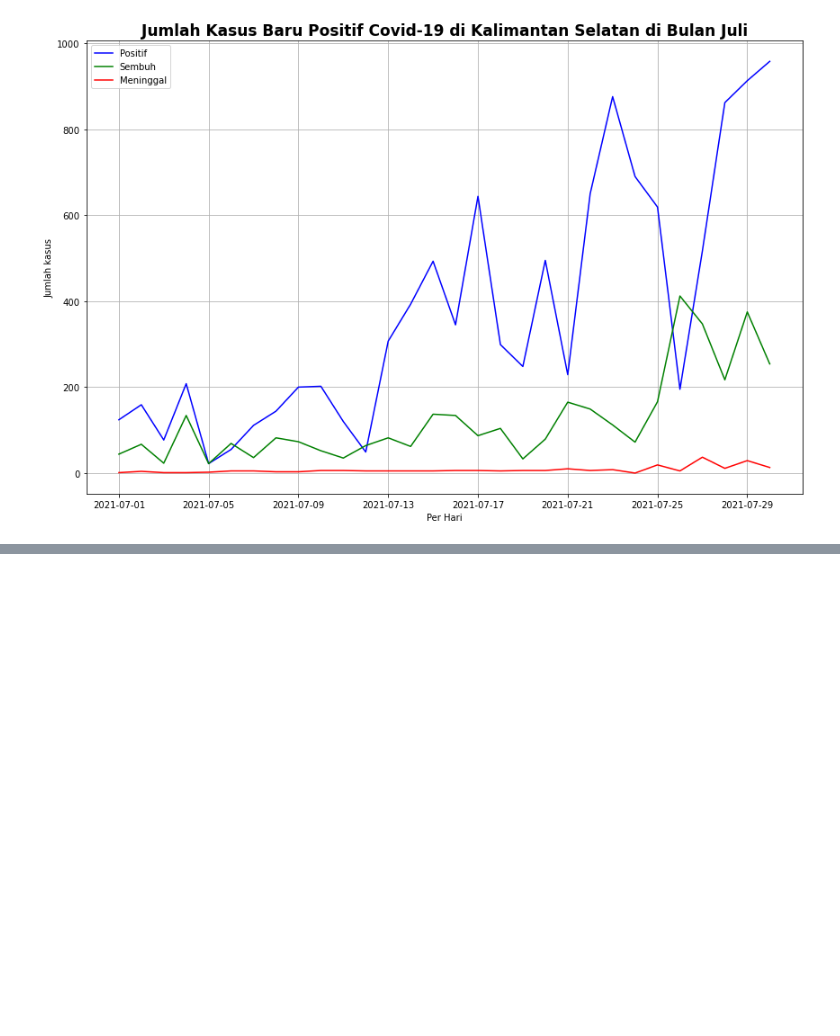
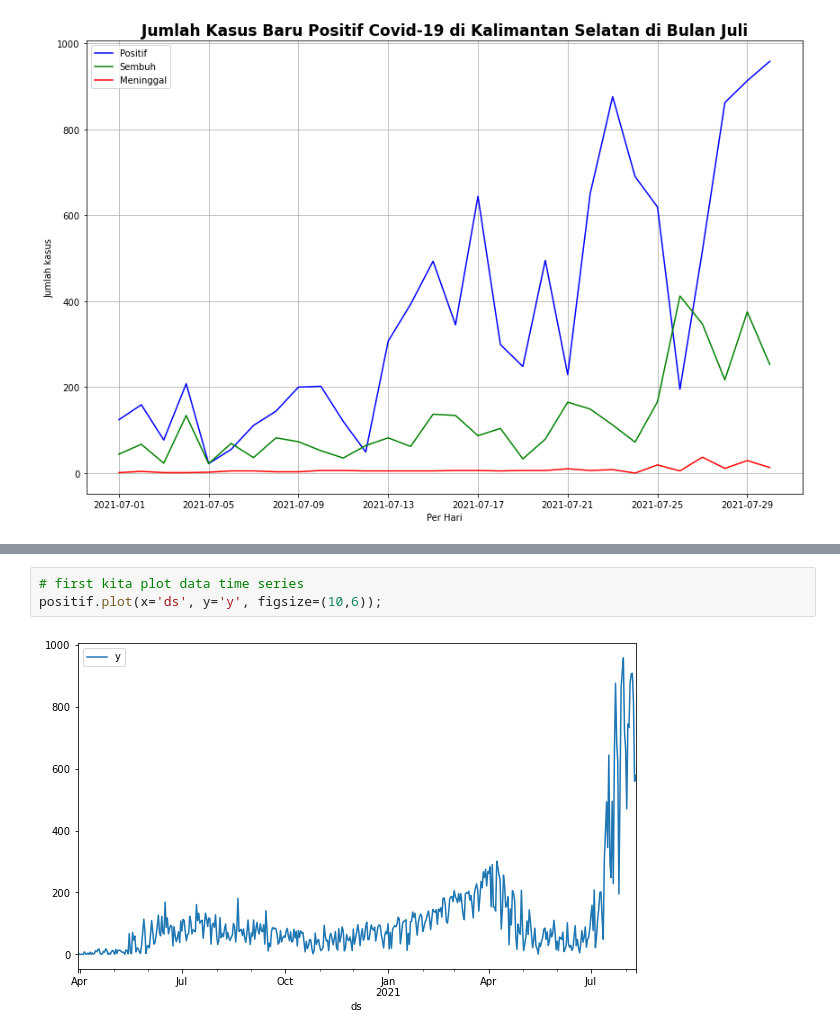
Before and after one commit to AgungYogaSetiawan/project-analisa-covd19-dengan-forecasting, a Jupyter notebook: Project Analisis Covid-19.ipynb, the cells around one changed output, grey strips where cells are left out. Drawn from its saved outputs; the diff is of its cells as text; blank space fills up the shorter version.

```diff
--- a/Project Analisis Covid-19.ipynb
+++ b/Project Analisis Covid-19.ipynb
@@ -620,0 +602,5 @@ memory usage: 7.8 KB
+# %%
+# first kita plot data time series
+positif.plot(x='ds', y='y', figsize=(10,6));
+# %% [output]
+[figure, added]
```
Also changed, not shown: parts of 54 cells of this notebook.
